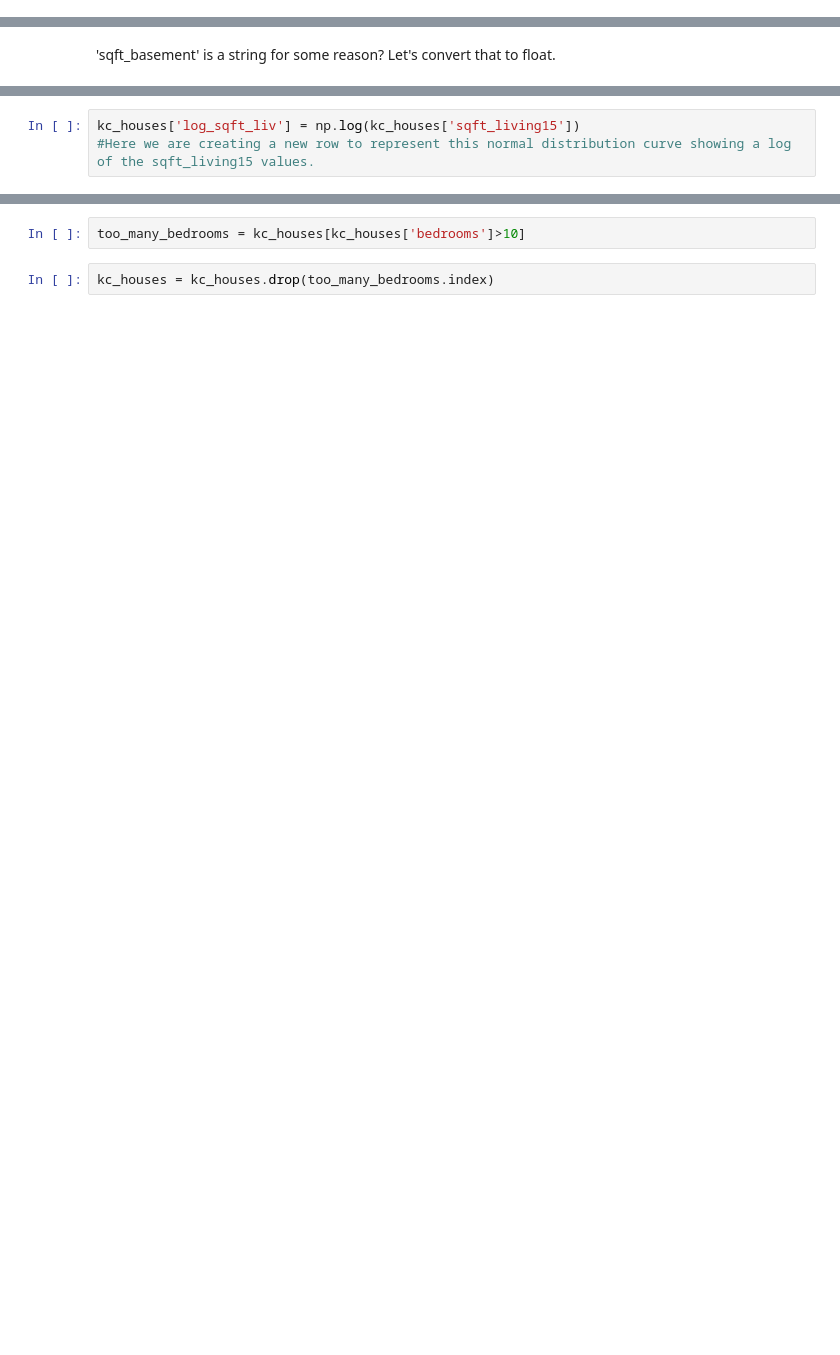
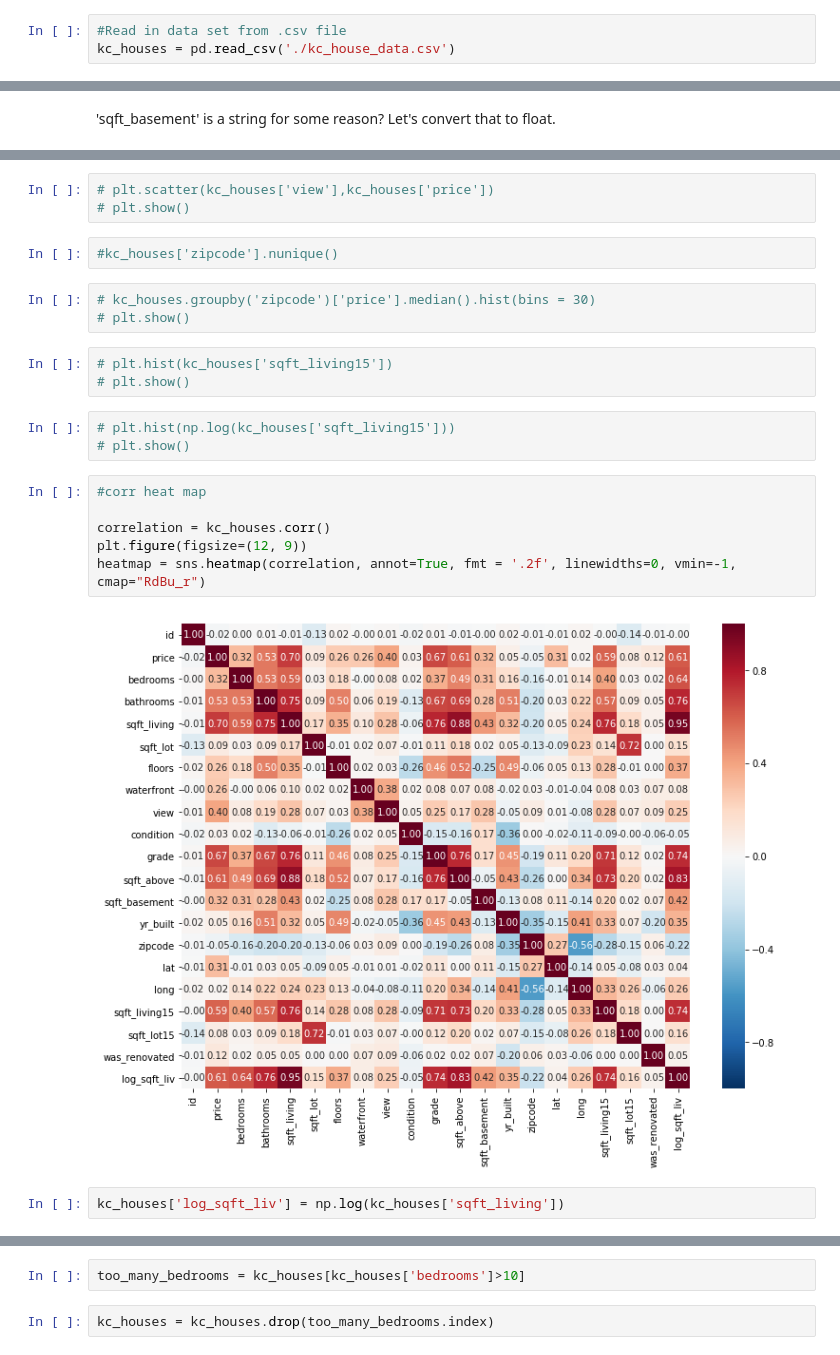
Before and after one commit to dmart49/Mod1Project, a Jupyter notebook: data_cleaning.ipynb, the cells around one changed output, grey strips where cells are left out. Saved outputs shown, nothing was run; the diff lists cells and outputs as text; blank space fills up the shorter version.

```diff
--- a/data_cleaning.ipynb
+++ b/data_cleaning.ipynb
@@ -80,0 +42,3 @@ Name: yr_renovated, Length: 70, dtype: int64
+# %%
+#Read in data set from .csv file
+kc_houses = pd.read_csv('./kc_house_data.csv')
@@ -206,3 +82,0 @@ plt.hist(np.log(kc_houses['sqft_living15']))
-# %%
-kc_houses['log_sqft_liv'] = np.log(kc_houses['sqft_living15'])
-#Here we are creating a new row to represent this normal distribution curve showing a log of the sqft_living15 values.
@@ -487,0 +93,24 @@ Name: bedrooms, dtype: float64
+# %%
+# plt.scatter(kc_houses['view'],kc_houses['price'])
+# plt.show()
+# %%
+#kc_houses['zipcode'].nunique()
+# %%
+# kc_houses.groupby('zipcode')['price'].median().hist(bins = 30)
+# plt.show()
+# %%
+# plt.hist(kc_houses['sqft_living15'])
+# plt.show()
+# %%
+# plt.hist(np.log(kc_houses['sqft_living15']))
+# plt.show()
+# %%
+#corr heat map
+
+correlation = kc_houses.corr()
+plt.figure(figsize=(12, 9))
+heatmap = sns.heatmap(correlation, annot=True, fmt = '.2f', linewidths=0, vmin=-1, cmap="RdBu_r")
+# %% [output]
+[figure, added]
+# %%
+kc_houses['log_sqft_liv'] = np.log(kc_houses['sqft_living'])
```
Also changed, not shown: parts of 118 cells of this notebook, 2 other files.
